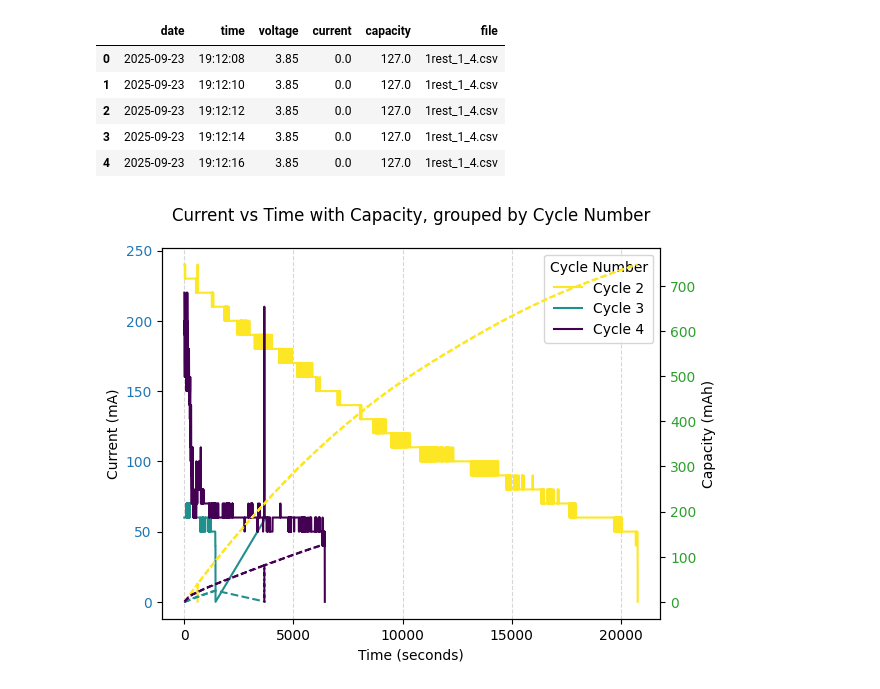
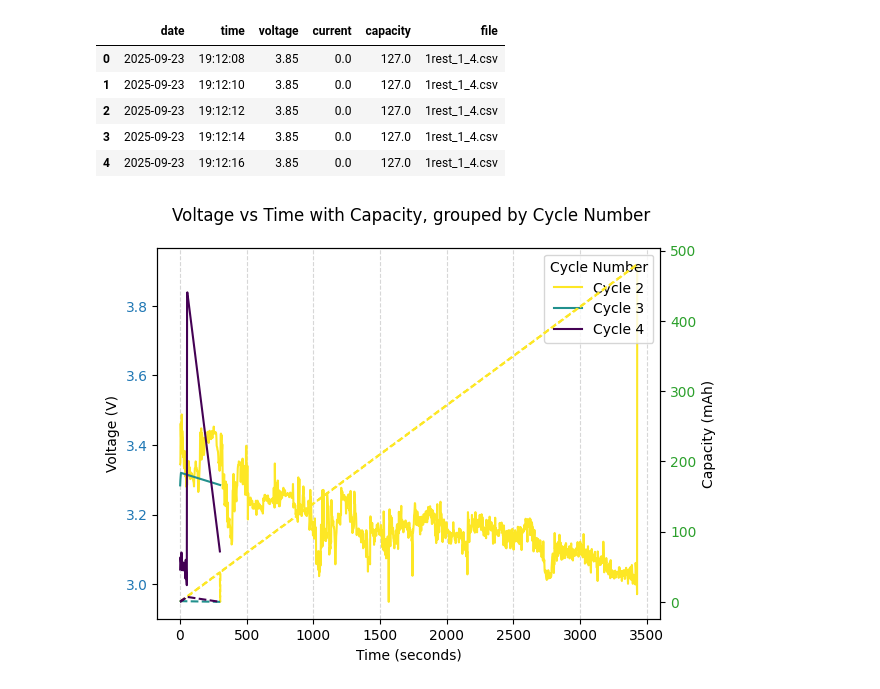
Before and after one commit to kelvinutp/prof.Vanessa, a Jupyter notebook: monitor_Icharger/testing.ipynb, the cells around one changed output. Drawn from its saved outputs; the diff is of its cells as text; code cells hidden in the pictures.

```diff
--- a/monitor_Icharger/testing.ipynb
+++ b/monitor_Icharger/testing.ipynb
@@ -583,41 +571,43 @@ for idx, cyc in enumerate(cycle_numbers):
     recs_sorted = sorted(recs, key=lambda x: x[0])
     times = [time_to_seconds(r[0]) for r in recs_sorted]
     # currents = [r[1] * 1000 for r in recs_sorted]  # convert A → mA (if current is in A)
-    voltages = [r[1] for r in recs_sorted]  #Voltage V
+    voltages = [r[1] for r in recs_sorted]  #Volt
     capacities = [r[2] for r in recs_sorted]
     color = colors(idx / max(1, num_cycles - 1))
 
-    ax1.plot(times, currents, label=f"Cycle {cyc}", color=color)
+    # ax1.plot(times, currents, label=f"Cycle {cyc}", color=color)
+    ax1.plot(times, voltages, label=f"Cycle {cyc}", color=color)
 
 # Formatting primary axis
 ax1.set_xlabel("Time (seconds)")
 # ax1.set_ylabel("Current (mA)")
 ax1.set_ylabel("Voltage (V)")
 # Optionally: tick formatting, grid
 ax1.tick_params(axis='y', labelcolor='tab:blue')
 ax1.grid(True, which='both', axis='x', linestyle='--', alpha=0.5)
 
 # Secondary axis for capacity
 ax2 = ax1.twinx()
 for idx, cyc in enumerate(cycle_numbers):
     recs = by_cycle[cyc]
     recs_sorted = sorted(recs, key=lambda x: x[0])
     times = [time_to_seconds(r[0]) for r in recs_sorted]
     capacities = [r[2] for r in recs_sorted]
     color = colors(idx / max(1, num_cycles - 1))
     # we can plot with a different linestyle
     ax2.plot(times, capacities, linestyle='--', color=color)
 
 ax2.set_ylabel("Capacity (mAh)")
 ax2.tick_params(axis='y', labelcolor='tab:green')
 
 # Legend
 ax1.legend(title="Cycle Number", loc='upper right')
 
 # Title
-fig.suptitle("Current vs Time with Capacity, grouped by Cycle Number")
+fig.suptitle("Voltage vs Time with Capacity, grouped by Cycle Number")
+# fig.suptitle("Current vs Time with Capacity, grouped by Cycle Number")
 
 plt.tight_layout()
 plt.show()
 # %% [output]
-[figure, old version]
+[figure, new version]
```
Also changed, not shown: parts of 5 cells of this notebook, 1 other file.
